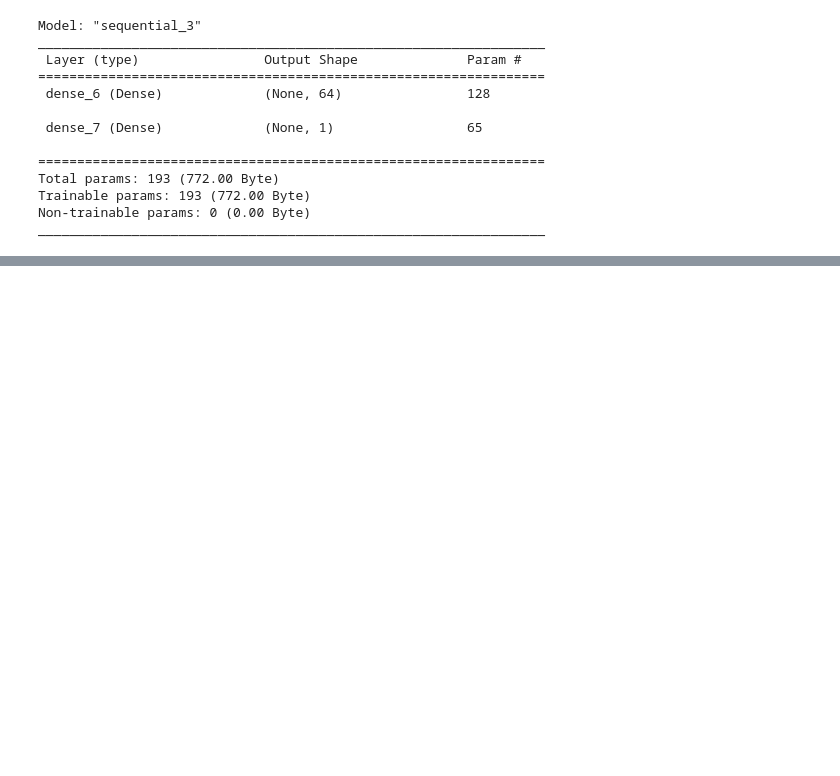
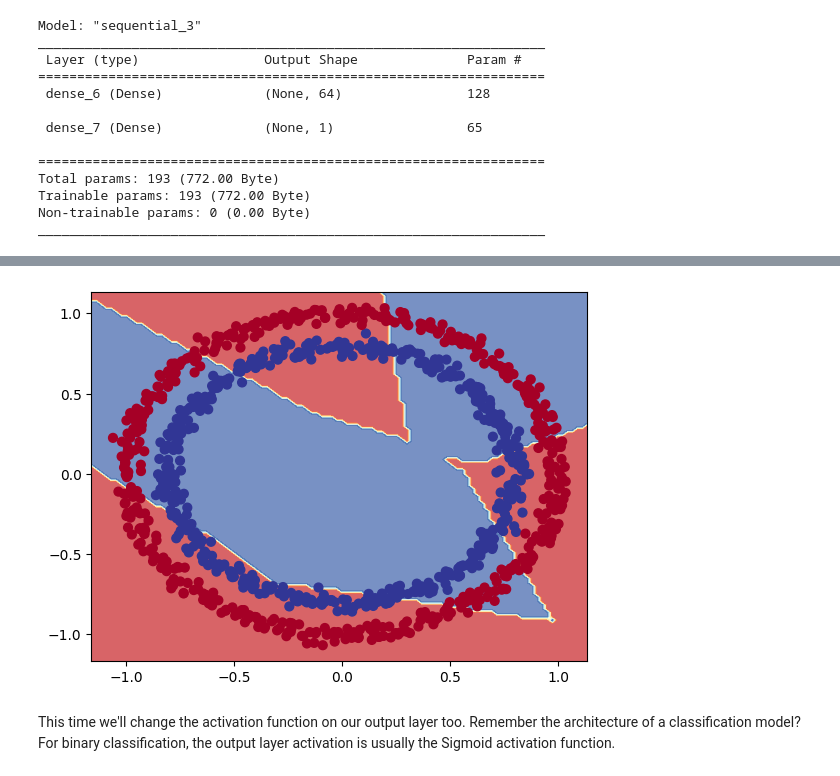
Before and after one commit to Akshhxt/TensorFlow, a Jupyter notebook: Neural_Network_Classification_with_Tensorflow.ipynb, the cells around one changed output, grey strips where cells are left out. Cells and saved outputs as stored; diff of their text form; code cells hidden in the pictures; blank space fills up the shorter version.

```diff
--- a/Neural_Network_Classification_with_Tensorflow.ipynb
+++ b/Neural_Network_Classification_with_Tensorflow.ipynb
@@ -327,0 +404,18 @@ plt.legend();
+# %%
+# Set random seed
+tf.random.set_seed(42)
+
+# Create a model
+model_6 = tf.keras.Sequential([
+  tf.keras.layers.Dense(4, activation=tf.keras.activations.relu), # hidden layer 1, 4 neurons, ReLU activation
+  tf.keras.layers.Dense(4, activation=tf.keras.activations.relu), # hidden layer 2, 4 neurons, ReLU activation
+  tf.keras.layers.Dense(1) # ouput layer
+])
+
+# Compile the model
+model_6.compile(loss=tf.keras.losses.binary_crossentropy,
+                optimizer=tf.keras.optimizers.Adam(learning_rate=0.001), # Adam's default learning rate is 0.001
+                metrics=['accuracy'])
+
+# Fit the model
+history = model_6.fit(X, y, epochs=100)
@@ -327,0 +447,4 @@ plt.legend();
+# %%
+# Check out the predictions using 2 hidden layers
+plot_decision_boundary(model_6, X, y)
+# %% [output]
@@ -327,0 +453,3 @@ plt.legend();
+[figure, added]
+# %% [markdown]
+This time we'll change the activation function on our output layer too. Remember the architecture of a classification model? For binary classification, the output layer activation is usually the Sigmoid activation function.
```
Also changed, not shown: parts of 20 cells of this notebook.
